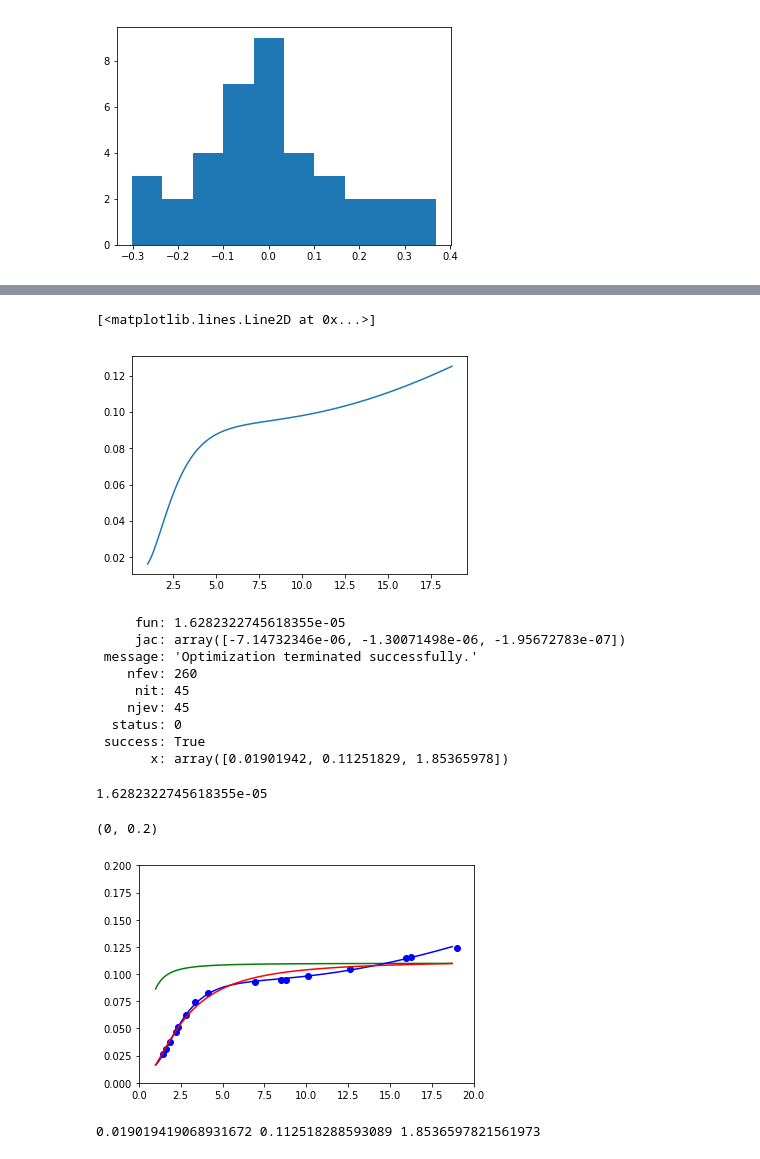
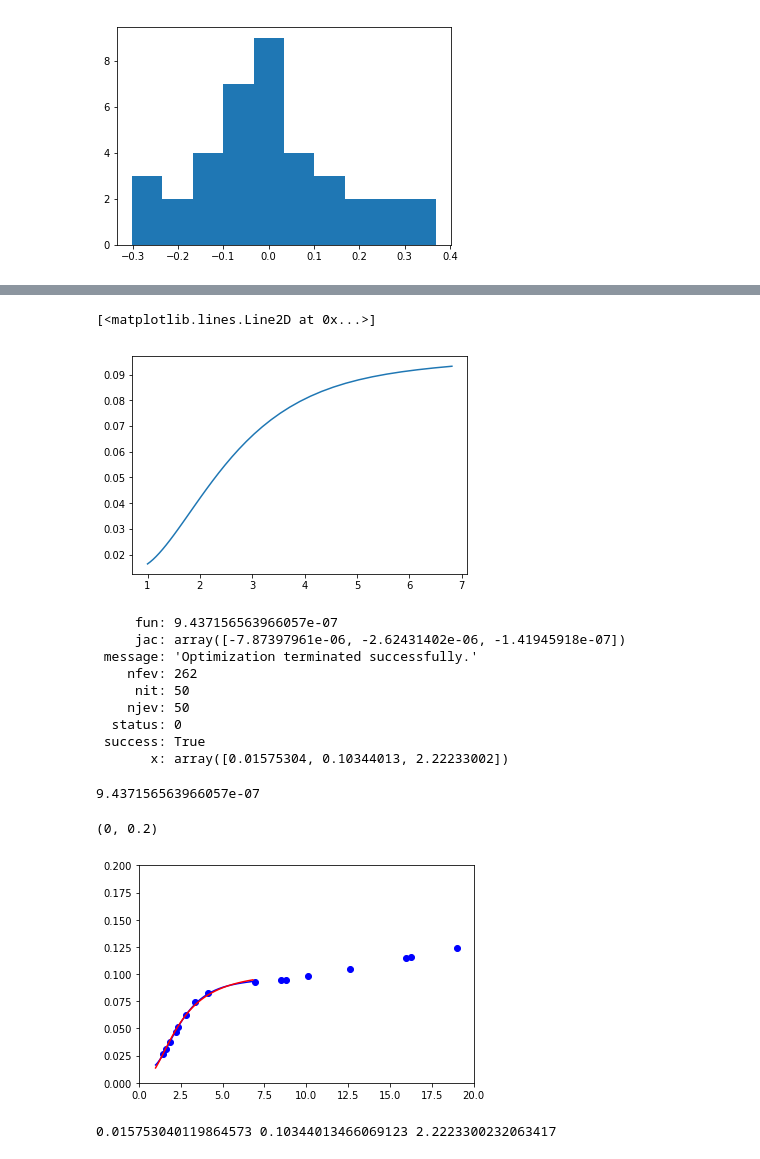
Before and after one commit to GeorgiiVdovychenko/ltpe, a Jupyter notebook: fit_one_by_one.ipynb, the cells around one changed output, grey strips where cells are left out. Cells and saved outputs as stored; diff of their text form; code cells hidden in the pictures.

```diff
--- a/fit_one_by_one.ipynb
+++ b/fit_one_by_one.ipynb
@@ -109,12 +109,19 @@ plt.hist(data_pl['ae'])
 # %%
 var = np.var(data_pl['ae'])
 # %%
-data_pl_f = data_pl[data_pl['ae'].abs()<3*var]
-plt.plot(ap_df['x'], ap_df['y'])
+data_pl_f = data_pl[data_pl['ae'].abs()<2*var]
+T_pl = np.exp(data_pl_f['x'].mean())
+plt.plot(np.exp(ap_df['x']),
+         np.exp(ap_df['y']))
 #plt.scatter(data['T_log'], data['k_log'])
-plt.plot(data_pl_f['x'], data_pl_f['y'], color='r')
+plt.plot(np.exp(data_pl_f['x']),
+         np.exp(data_pl_f['y']), color='r')
 #plt.plot(xp_l, yp_l,  color='orange', linestyle='--')
 for r in roots:
-    plt.axvline(x=r, color='g', linestyle='--')
-plt.axhline(y=res.x, color='orange', linestyle='-.')
+    plt.axvline(x=np.exp(r), color='g', linestyle='--')
+plt.axhline(y=np.exp(res.x), color='orange', linestyle='-.')
+plt.axvline(x=T_pl, color='r', linestyle='--')
+plt.yscale('log')
+plt.xscale('log')
+print("T_pl: ", T_pl)
 # %% [output]
@@ -137,11 +139,13 @@ Index(['x', 'y', 'yd1', 'yd2', 'yd3'], dtype='object')
 # %%
-T_bel_pl = np.exp(ap_df[ap_df['x']< roots[1]]['x'])
-k_bel_pl = np.exp(ap_df[ap_df['x']< roots[1]]['y'])
+T_bel_pl = np.exp(ap_df[ap_df['x']< np.log(T_pl)]['x'])
+k_bel_pl = np.exp(ap_df[ap_df['x']< np.log(T_pl)]['y'])
+T_ab_pl = np.exp(ap_df[ap_df['x']> np.log(T_pl)]['x'])
+k_ab_pl = np.exp(ap_df[ap_df['x']> np.log(T_pl)]['y'])
 # %%
 plt.plot(T_bel_pl, k_bel_pl)
 # %% [output]
 [<matplotlib.lines.Line2D at 0x...>]
-[figure, old version]
+[figure, new version]
 # %%
 def k1(T, c1, c2, n):
     return c1 * c2 * T**(n)/(c2 + c1 * T**(n))
@@ -160,33 +164,33 @@ k1_params = minimize(loss_k1, (0.5, 0.2, 1),
                  )
 k1_params
 # %% [output]
-     fun: 1.6282322745618355e-05
-     jac: array([-7.14732346e-06, -1.30071498e-06, -1.95672783e-07])
+     fun: 9.437156563966057e-07
+     jac: array([-7.87397961e-06, -2.62431402e-06, -1.41945918e-07])
  message: 'Optimization terminated successfully.'
-    nfev: 260
-     nit: 45
-    njev: 45
+    nfev: 262
+     nit: 50
+    njev: 50
   status: 0
  success: True
-       x: array([0.01901942, 0.11251829, 1.85365978])
+       x: array([0.01575304, 0.10344013, 2.22233002])
 # %%
 с1, c2, n = k1_params.x
 k_pred = k1(T_bel_pl, с1, c2, n)
 loss_k1([с1, c2, n])
 # %% [output]
-1.6282322745618355e-05
+9.437156563966057e-07
 # %%
-plt.plot(T_bel_pl, k1(T_bel_pl, 0.4, 0.11, 1.8), color='g')
+#plt.plot(T_bel_pl, k1(T_bel_pl, 0.4, 0.11, 1.8), color='g')
 plt.scatter(data['T'], data['k'], color='b')
 plt.plot(T_bel_pl, k_bel_pl, color='b')
 plt.plot(T_bel_pl, k1(T_bel_pl, с1, c2, n), color='r')
 plt.xlim((0, 20))
 plt.ylim((0, 0.2))
 # %% [output]
 (0, 0.2)
-[figure, old version]
+[figure, new version]
 # %%
 с1, c2, n = tuple(k1_params.x.tolist())
 print(с1, c2, n)
 # %% [output]
-0.019019419068931672 0.112518288593089 1.8536597821561973
+0.015753040119864573 0.10344013466069123 2.2223300232063417
```
Also changed, not shown: parts of 19 cells of this notebook, 5 other files.
